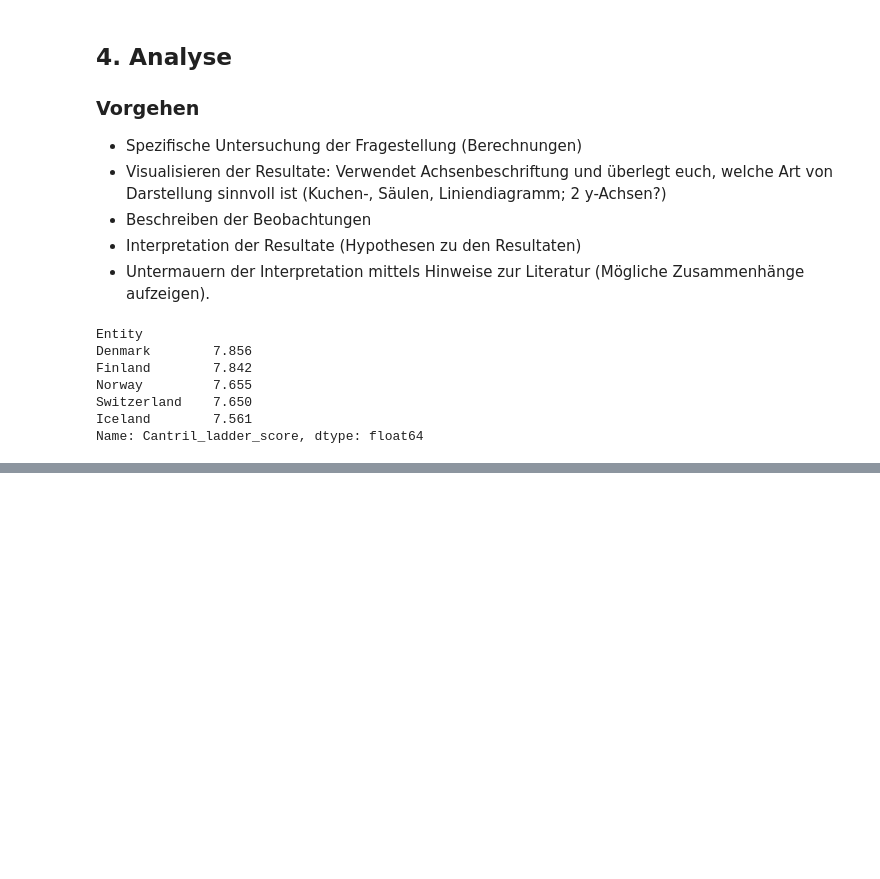
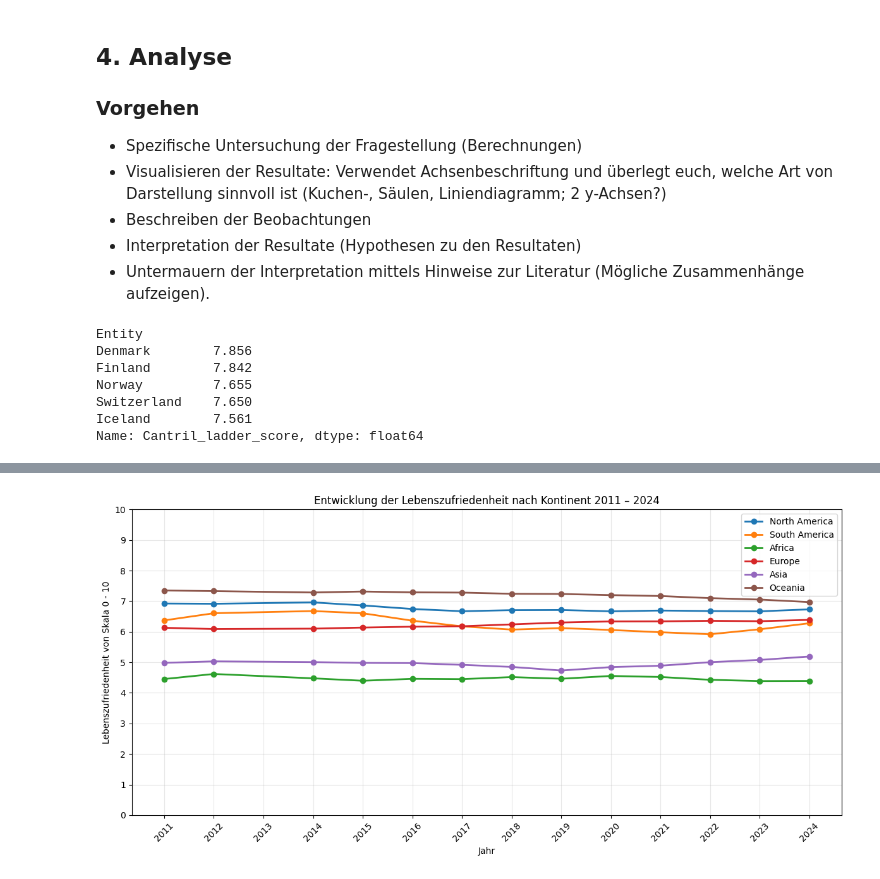
Before and after one commit to miriamfenollosa/Informatik-Leistungsnachweis-Python, a Jupyter notebook: Lebenszufriedenheit in verschiedenen Ländern.ipynb, the cells around one changed output, grey strips where cells are left out. Cells and saved outputs as stored; diff of their text form; code cells hidden in the pictures; blank space fills up the shorter version.

```diff
--- a/Lebenszufriedenheit in verschiedenen Ländern.ipynb
+++ b/Lebenszufriedenheit in verschiedenen Ländern.ipynb
@@ -291,0 +584,50 @@ NameError: name 'df_neighbours' is not defined
+# %%
+# Kontinente
+
+continents = ["North America", "South America", "Africa", "Europe", "Asia", "Oceania"]
+
+# Farben pro Kontinent
+
+colors = {
+
+    "North America": "#1f77b4",  # blau
+    "South America": "#ff7f0e",  # orange
+    "Africa": "#2ca02c",          # grün
+    "Europe": "#d62728",          # rot
+    "Asia": "#9467bd",            # lila
+    "Oceania": "#8c564b"          # braun
+
+}
+
+plt.figure(figsize=(12,6))
+
+# Für jeden Kontinent Linie zeichnen
+
+for cont in continents:
+
+    df_cont = df[df["Entity"] == cont].sort_values("Year")
+
+    plt.plot(
+        df_cont["Year"],
+        df_cont["Cantril_ladder_score"],
+        marker="o",
+        label=cont,
+        color=colors[cont],
+        linewidth=2
+
+    )
+
+# Achsen, Titel, Legende
+
+plt.xlabel("Jahr")
+plt.ylabel("Lebenszufriedenheit von Skala 0 - 10")
+plt.title("Entwicklung der Lebenszufriedenheit nach Kontinent 2011 – 2024")
+plt.ylim(0, 10)  # Y-Achse von 0 bis 10
+plt.yticks(range(0, 11))  # Ganze Zahlen 0,1,2,...,10
+plt.xticks(range(2011, 2025, 1), rotation=45)
+plt.legend()
+plt.grid(alpha=0.3)
+plt.tight_layout()
+plt.show()
+# %% [output]
+[figure, added]
```
Also changed, not shown: parts of 13 cells of this notebook, 1 other file.
